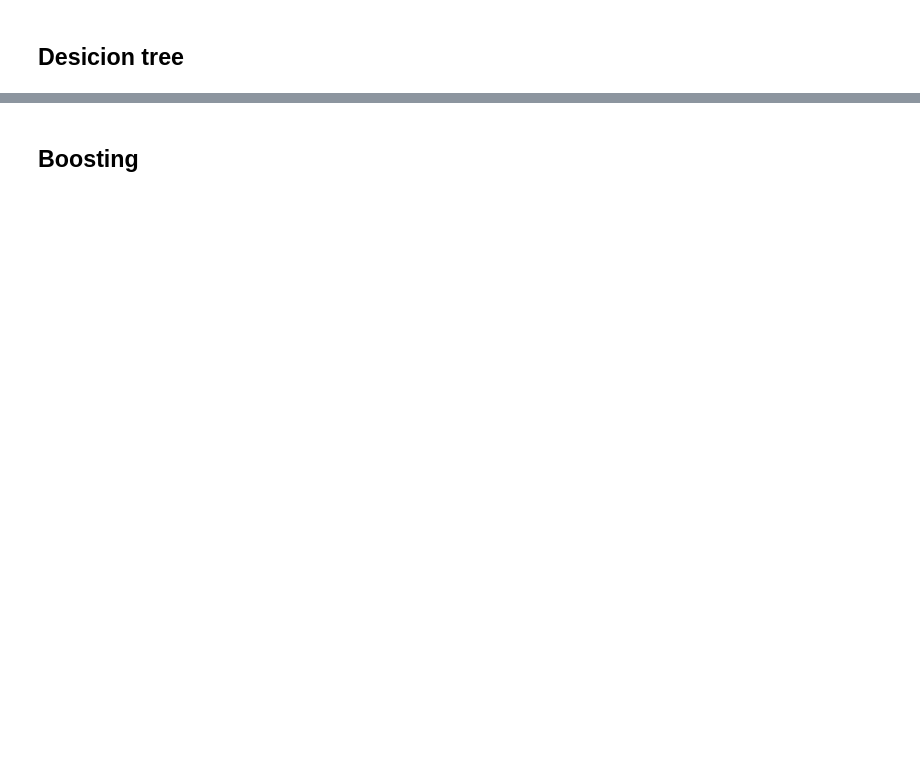
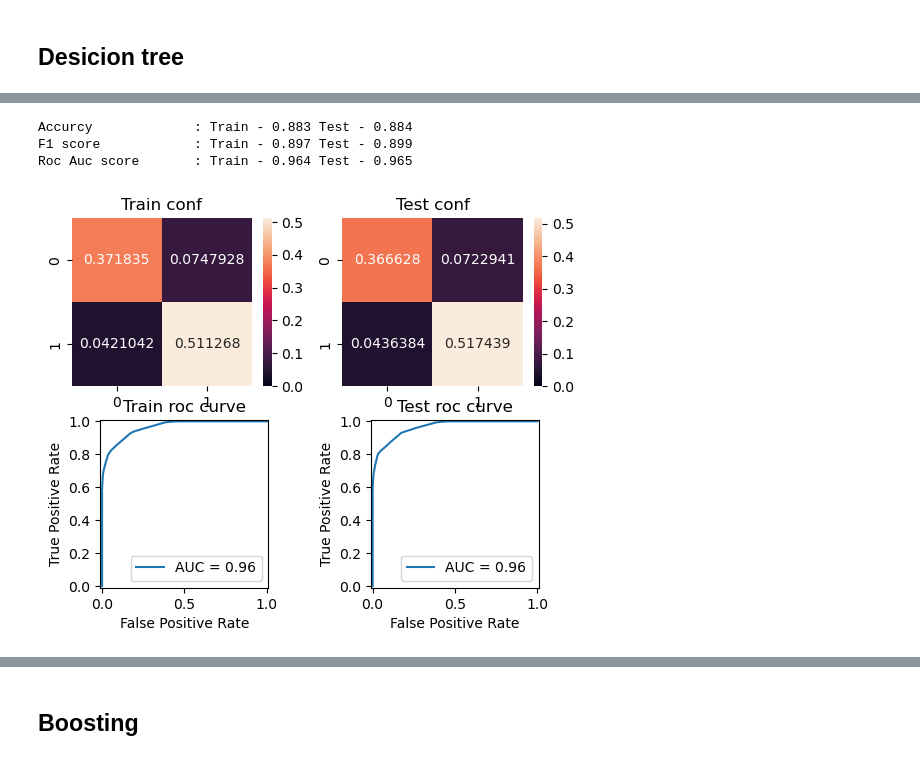
Before and after one commit to UIIf/MachineLearningRep, a Jupyter notebook: TableClassification/main.ipynb, the cells around one changed output, grey strips where cells are left out. Cells and saved outputs as stored; diff of their text form; code cells hidden in the pictures; blank space fills up the shorter version.

```diff
--- a/TableClassification/main.ipynb
+++ b/TableClassification/main.ipynb
@@ -483,3 +539,26 @@ Roc Auc score       : Train - 0.974 Test - 0.971
+# %%
+feature_list = ordere_lable_encoded_cat_features
+model = DecisionTreeClassifier(max_depth=10, min_samples_leaf=20)
+model.fit(train[feature_list].values, train["target"].values)
+pred_train = model.predict(train[feature_list].values)
+proba_train = model.predict_proba(train[feature_list].values)[:, 1]
+pred_test = model.predict(test[feature_list].values)
+proba_test = model.predict_proba(test[feature_list].values)[:, 1]
+
+metrics(
+    train[feature_list],
+    proba_train,
+    pred_train,
+    train["target"],
+    proba_test,
+    pred_test,
+    test["target"],
+)
+# %% [output]
+Accurcy             : Train - 0.883 Test - 0.884
+F1 score            : Train - 0.897 Test - 0.899
+Roc Auc score       : Train - 0.964 Test - 0.965
+[figure, added]
 # %%
 feature_list = tree_based_features
 model = DecisionTreeClassifier(max_depth=8)
```
Also changed, not shown: parts of 35 cells of this notebook.
